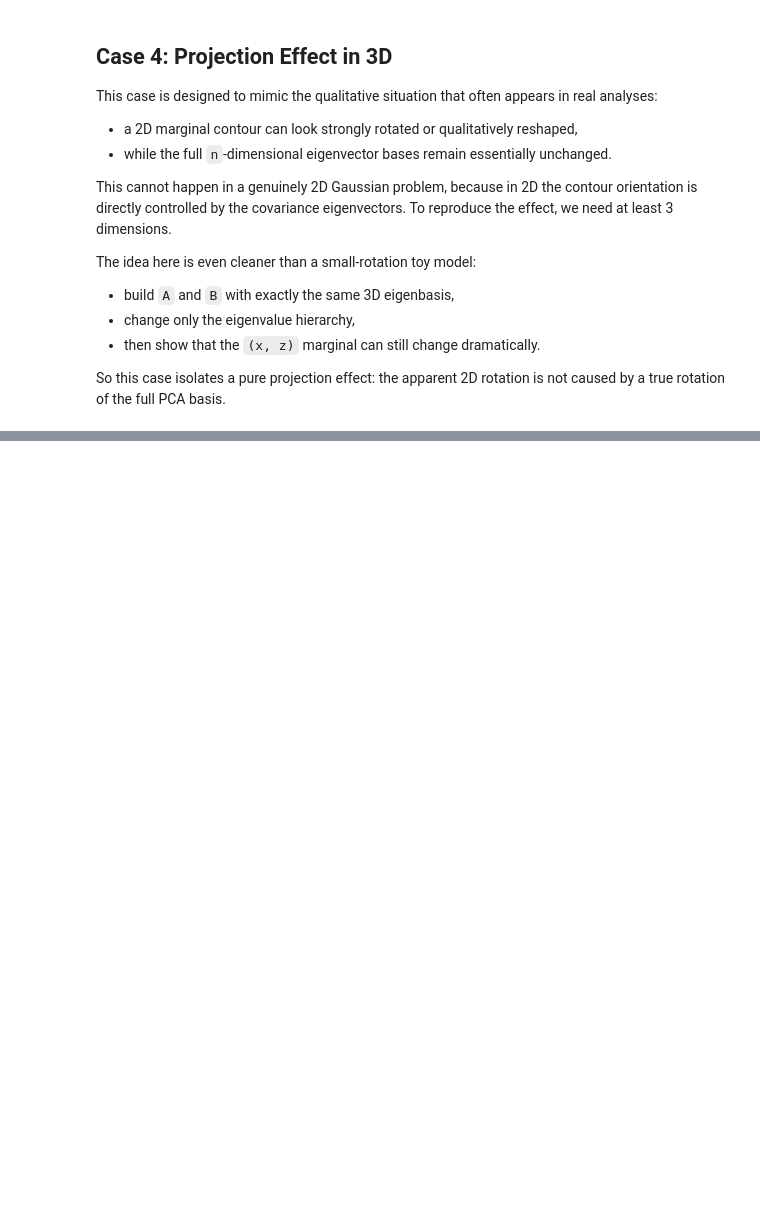
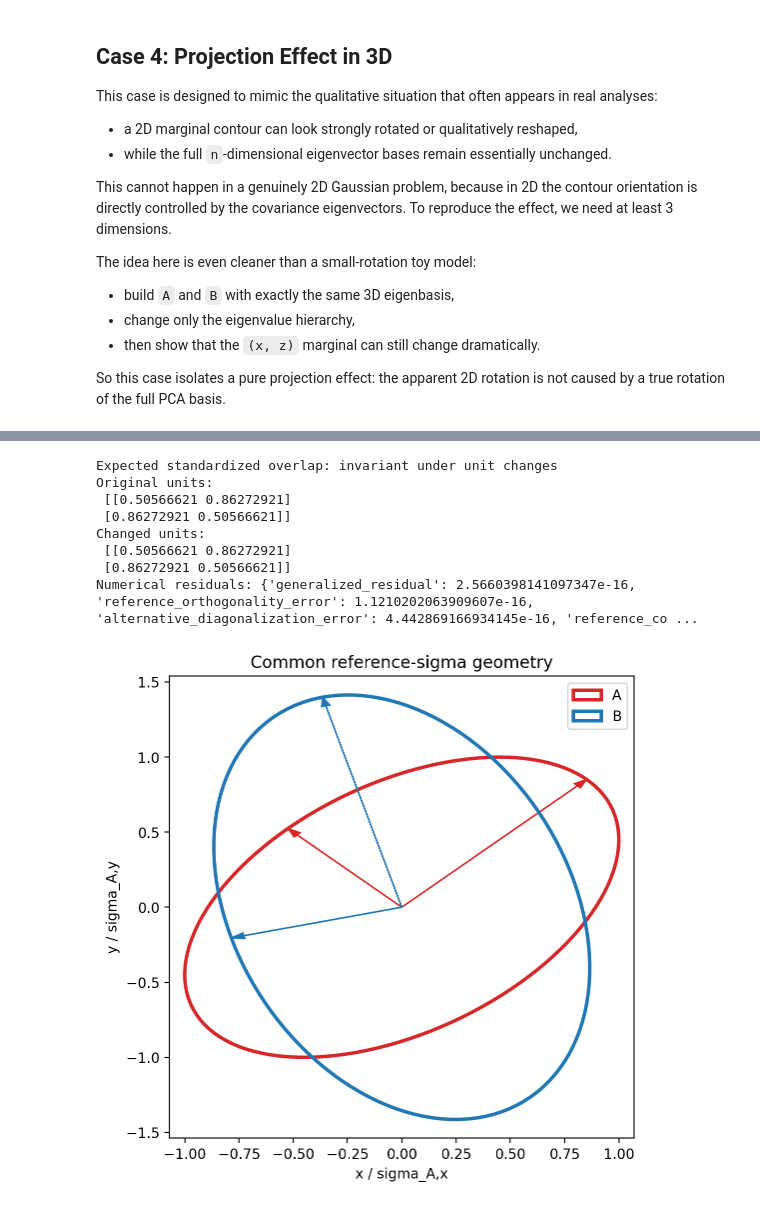
Before and after one commit to williamgiare/postmodes, a Jupyter notebook: notebooks/2_Validation.ipynb, the cells around one changed output, grey strips where cells are left out. Saved outputs shown, nothing was run; the diff lists cells and outputs as text; code cells hidden in the pictures; blank space fills up the shorter version.

```diff
--- a/notebooks/2_Validation.ipynb
+++ b/notebooks/2_Validation.ipynb
@@ -465,0 +483,33 @@ Recovered PCA eigenvalues of A: [5.  2.  0.1]
+# %%
+A = np.array([[4., .9], [.9, 1.]])
+B = np.array([[3., -.7], [-.7, 2.]])
+scale_change = np.diag([100., 1.])
+r = analyze_covariances(A, B, ["x", "y"])
+t = analyze_covariances(scale_change @ A @ scale_change, scale_change @ B @ scale_change, ["x", "y"])
+np.testing.assert_allclose(r.eigenvector_overlap, t.eigenvector_overlap, atol=1e-12)
+np.testing.assert_allclose(r.degradation_factors, t.degradation_factors, rtol=1e-12)
+V = r.mode_vectors
+np.testing.assert_allclose(V.T @ A @ V, np.eye(2), atol=1e-12)
+np.testing.assert_allclose(V.T @ B @ V, np.diag(r.degradation_factors), atol=1e-12)
+print("Expected standardized overlap: invariant under unit changes")
+print("Original units:\n", r.eigenvector_overlap)
+print("Changed units:\n", t.eigenvector_overlap)
+print("Numerical residuals:", r.numerical_diagnostics)
+Dinv = np.diag(1 / np.sqrt(np.diag(A)))
+fig, ax = plt.subplots(figsize=(6, 6))
+draw_covariance_ellipse(ax, Dinv @ A @ Dinv, "tab:red", "A")
+draw_covariance_ellipse(ax, Dinv @ B @ Dinv, "tab:blue", "B")
+ax.set(xlabel="x / sigma_A,x", ylabel="y / sigma_A,y", title="Common reference-sigma geometry")
+ax.autoscale_view()
+ax.legend()
+plt.show()
+# %% [output]
+Expected standardized overlap: invariant under unit changes
+Original units:
+ [[0.50566621 0.86272921]
+ [0.86272921 0.50566621]]
+Changed units:
+ [[0.50566621 0.86272921]
+ [0.86272921 0.50566621]]
+Numerical residuals: {'generalized_residual': 2.5660398141097347e-16, 'reference_orthogonality_error': 1.1210202063909607e-16, 'alternative_diagonalization_error': 4.442869166934145e-16, 'reference_co ...
+[figure, added]
```
Also changed, not shown: parts of 10 cells of this notebook, 29 other files.
